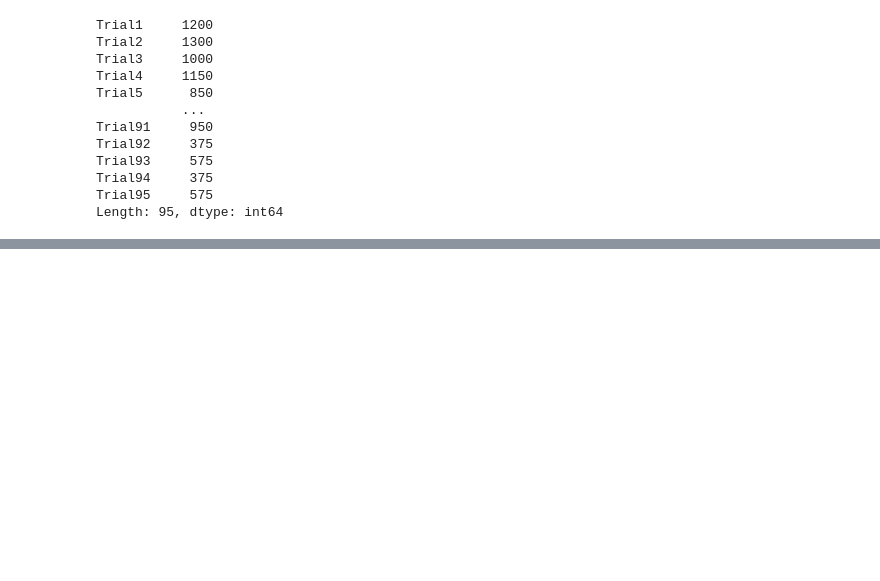
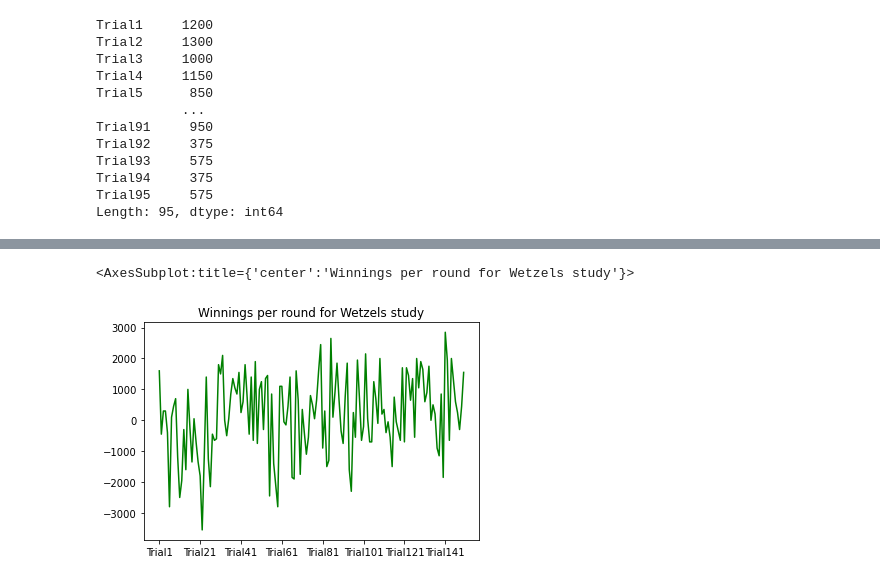
Before and after one commit to kiansweeney11/ca4015-assignment-1, a Jupyter notebook: data-analysis.ipynb, the cells around one changed output, grey strips where cells are left out. Drawn from its saved outputs; the diff is of its cells as text; code cells hidden in the pictures; blank space fills up the shorter version.

```diff
--- a/data-analysis.ipynb
+++ b/data-analysis.ipynb
@@ -519,0 +562,9 @@ per_trial95_df
+# %%
+testWetzels = df150_added.loc[df150_added['Study'] == 'Wetzels']
+del testWetzels['Study']
+per_trial_150_wetzels = testWetzels.sum(axis=0)
+# %%
+per_trial_150_wetzels.plot(title="Winnings per round for Wetzels study", color="green")
+# %% [output]
+<AxesSubplot:title={'center':'Winnings per round for Wetzels study'}>
+[figure, added]
```
Also changed, not shown: parts of 20 cells of this notebook.
